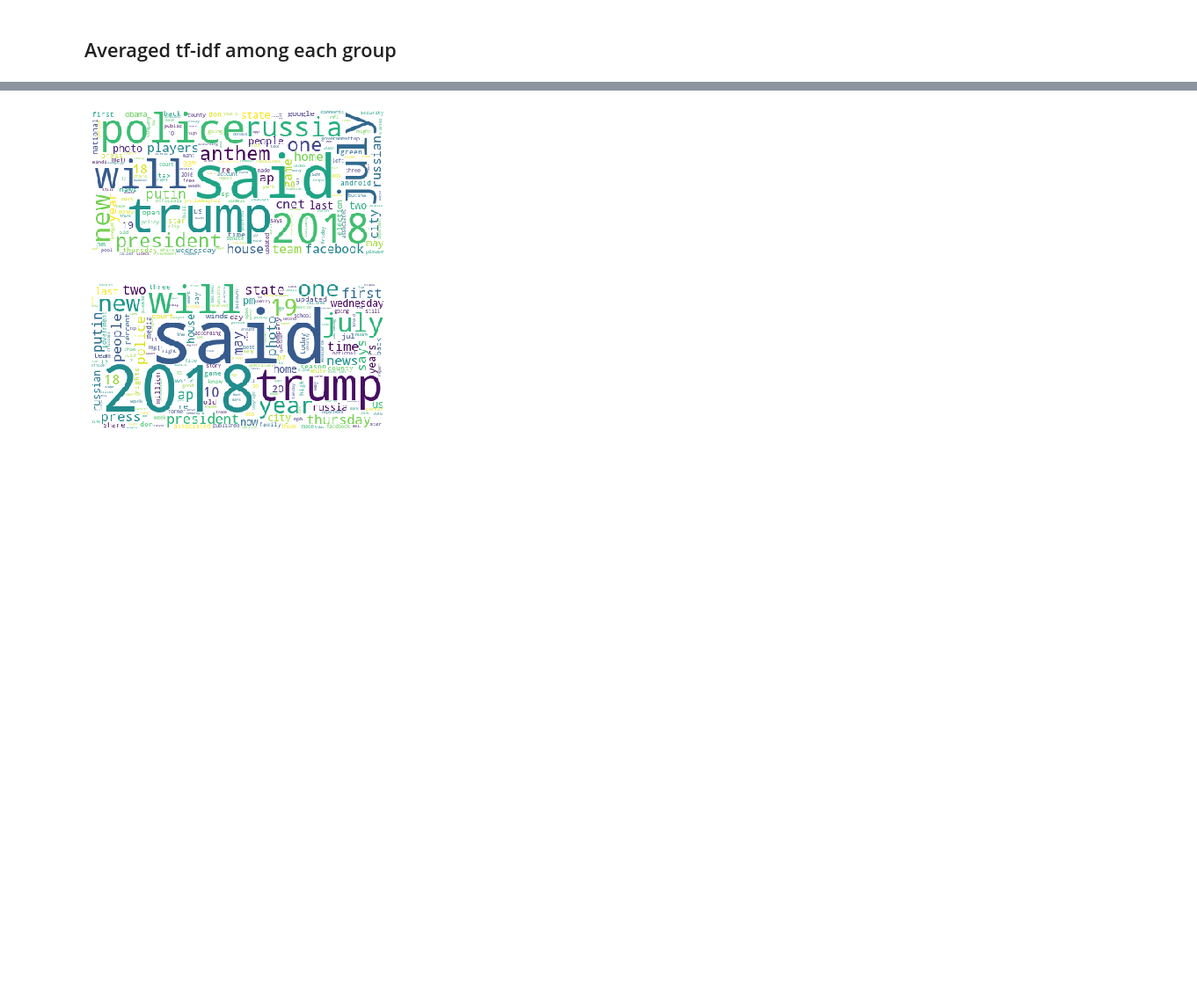
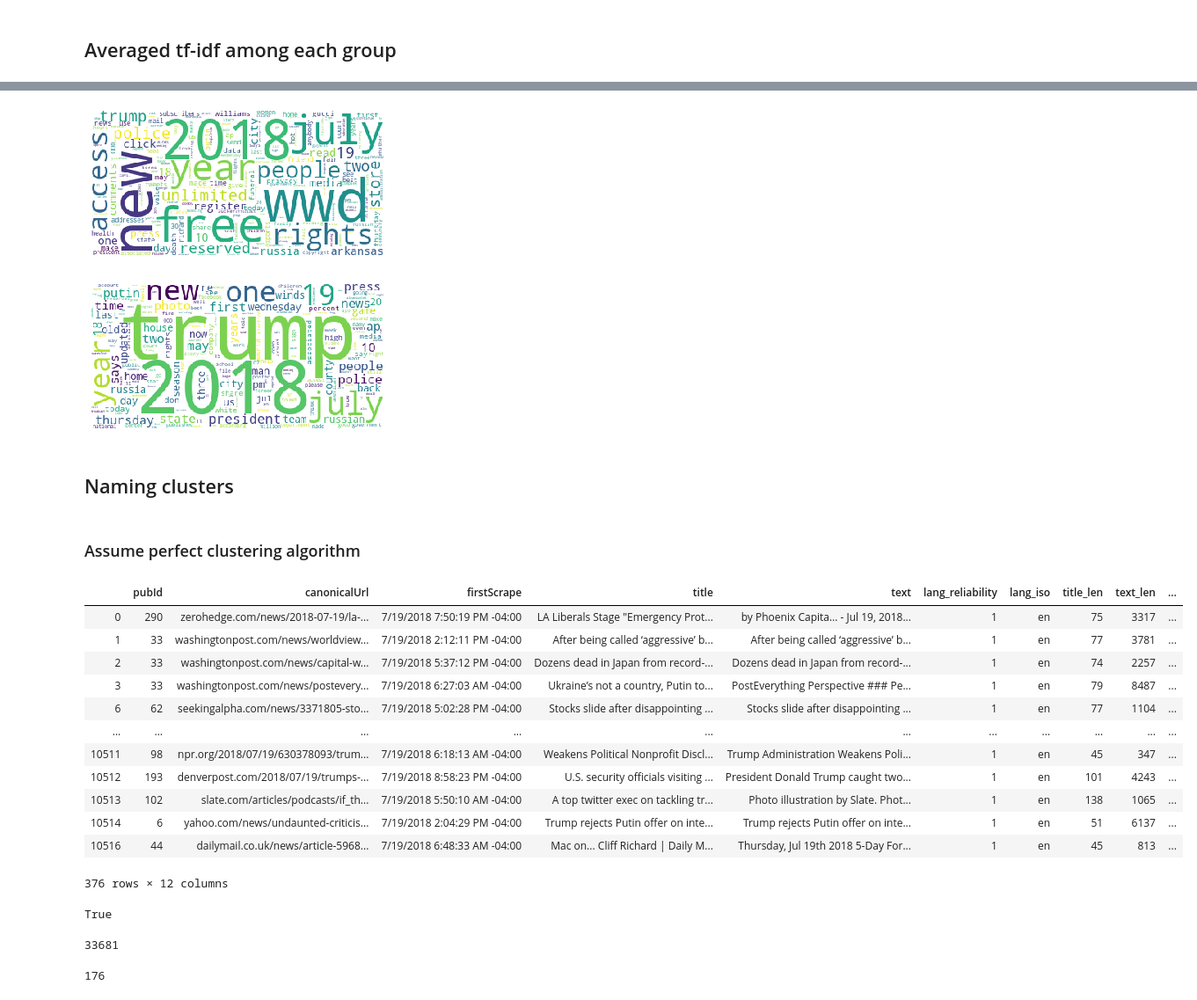
Before and after one commit to harin/cudsi-capstone-2019, a Jupyter notebook: clustering/doc2vec_clustering_evaluated.ipynb, the cells around one changed output, grey strips where cells are left out. Shown at 88% size. Drawn from its saved outputs; the diff is of its cells as text; code cells hidden in the pictures; blank space fills up the shorter version.

Commit message:
trying to name an 'ideal' cluster

```diff
--- a/clustering/doc2vec_clustering_evaluated.ipynb
+++ b/clustering/doc2vec_clustering_evaluated.ipynb
@@ -450,12 +453,33 @@ for i in range(0, len(averaged_tfidfs)):
     d = {}
     for k,v in tfidfs.T.reset_index().values:
         d[k] = v
-    stopwords = set(STOPWORDS)
     d = {key: d[key] for key in d if key not in stopwords}
     wc = wordcloud.generate_from_frequencies(d)
     plt.figure()
     plt.imshow(wc)
     plt.axis("off")
 # %% [output]
-[figure, old version]
+[figure, new version]
-[figure, old version]
+[figure, new version]
+# %% [markdown]
+## Naming clusters
+# %% [markdown]
+### Assume perfect clustering algorithm
+# %%
+helsinki = articles[articles['label'] == 'helsinki']
+# %%
+helsinki
+# %% [output]
+|  | pubId | canonicalUrl | firstScrape | title | text | lang_reliability | lang_iso | title_len | text_len | ... |
+| 0 | 290 | zerohedge.com/news/2018-07-19/la-... | 7/19/2018 7:50:19 PM -04:00 | LA Liberals Stage "Emergency Prot... | by Phoenix Capita… - Jul 19, 2018... | 1 | en | 75 | 3317 | ... |
+| 1 | 33 | washingtonpost.com/news/worldview... | 7/19/2018 2:12:11 PM -04:00 | After being called ‘aggressive’ b... | After being called ‘aggressive’ b... | 1 | en | 77 | 3781 | ... |
+| 2 | 33 | washingtonpost.com/news/capital-w... | 7/19/2018 5:37:12 PM -04:00 | Dozens dead in Japan from record-... | Dozens dead in Japan from record-... | 1 | en | 74 | 2257 | ... |
+| 3 | 33 | washingtonpost.com/news/postevery... | 7/19/2018 6:27:03 AM -04:00 | Ukraine’s not a country, Putin to... | PostEverything Perspective ### Pe... | 1 | en | 79 | 8487 | ... |
+| 6 | 62 | seekingalpha.com/news/3371805-sto... | 7/19/2018 5:02:28 PM -04:00 | Stocks slide after disappointing ... | Stocks slide after disappointing ... | 1 | en | 77 | 1104 | ... |
+| ... | ... | ... | ... | ... | ... | ... | ... | ... | ... | ... |
+| 10511 | 98 | npr.org/2018/07/19/630378093/trum... | 7/19/2018 6:18:13 AM -04:00 | Weakens Political Nonprofit Discl... | Trump Administration Weakens Poli... | 1 | en | 45 | 347 | ... |
+| 10512 | 193 | denverpost.com/2018/07/19/trumps-... | 7/19/2018 8:58:23 PM -04:00 | U.S. security officials visiting ... | President Donald Trump caught two... | 1 | en | 101 | 4243 | ... |
+| 10513 | 102 | slate.com/articles/podcasts/if_th... | 7/19/2018 5:50:10 AM -04:00 | A top twitter exec on tackling tr... | Photo illustration by Slate. Phot... | 1 | en | 138 | 1065 | ... |
+| 10514 | 6 | yahoo.com/news/undaunted-criticis... | 7/19/2018 2:04:29 PM -04:00 | Trump rejects Putin offer on inte... | Trump rejects Putin offer on inte... | 1 | en | 51 | 6137 | ... |
+| 10516 | 44 | dailymail.co.uk/news/article-5968... | 7/19/2018 6:48:33 AM -04:00 | Mac on... Cliff Richard | Daily M... | Thursday, Jul 19th 2018 5-Day For... | 1 | en | 45 | 813 | ... |
+376 rows × 12 columns
@@ -461,0 +498,12 @@ for i in range(0, len(averaged_tfidfs)):
+# %%
+'Helsinki' in entites_list
+# %% [output]
+True
+# %%
+len(entites_list)
+# %% [output]
+33681
+# %%
+sum(np.array(entites_list) == 'Helsinki')
+# %% [output]
+176
```
Also changed, not shown: parts of 32 cells of this notebook.
